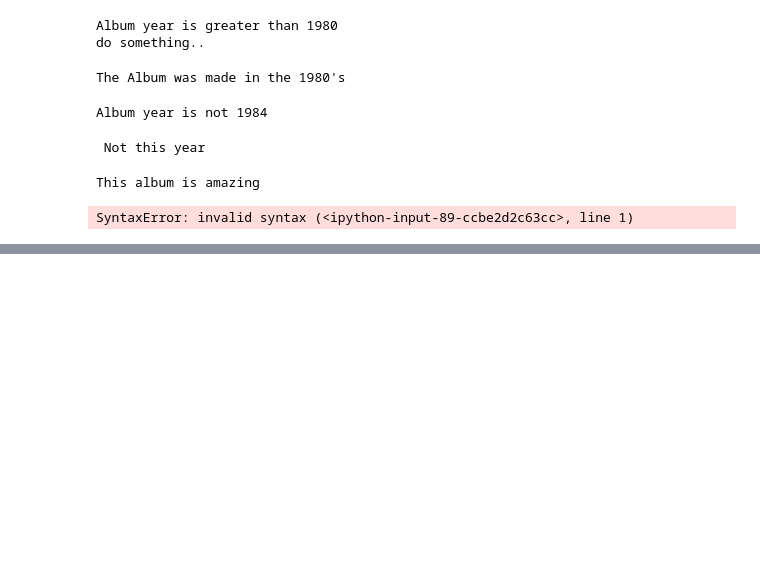
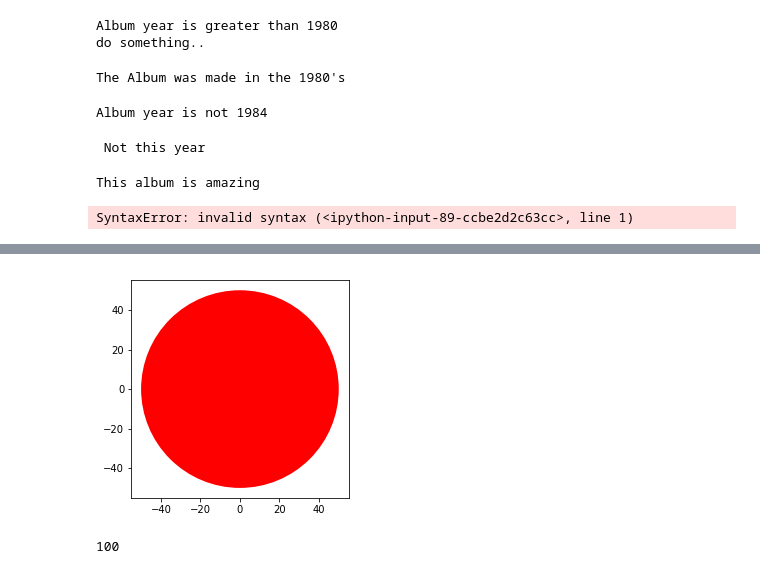
Before and after one commit to Syedrafeeq/My-project, a Jupyter notebook: Python 3.ipynb, the cells around one changed output, grey strips where cells are left out. Cells and saved outputs as stored; diff of their text form; code cells hidden in the pictures; blank space fills up the shorter version.

```diff
--- a/Python 3.ipynb
+++ b/Python 3.ipynb
@@ -1958,0 +2699,9 @@ SyntaxError: invalid syntax (<ipython-input-89-ccbe2d2c63cc>, line 1)
+# %%
+RedCircle = Circle(50, "red")
+RedCircle.drawCircle()
+# %% [output]
+[figure, added]
+# %%
+RedCircle.add_radius(50)
+# %% [output]
+100
```
Also changed, not shown: parts of 113 cells of this notebook.
